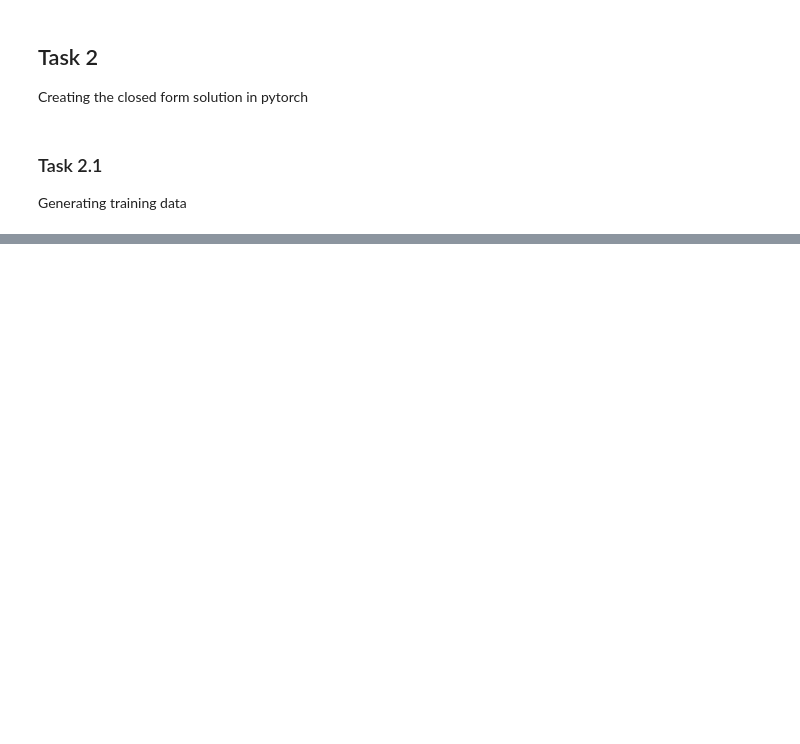
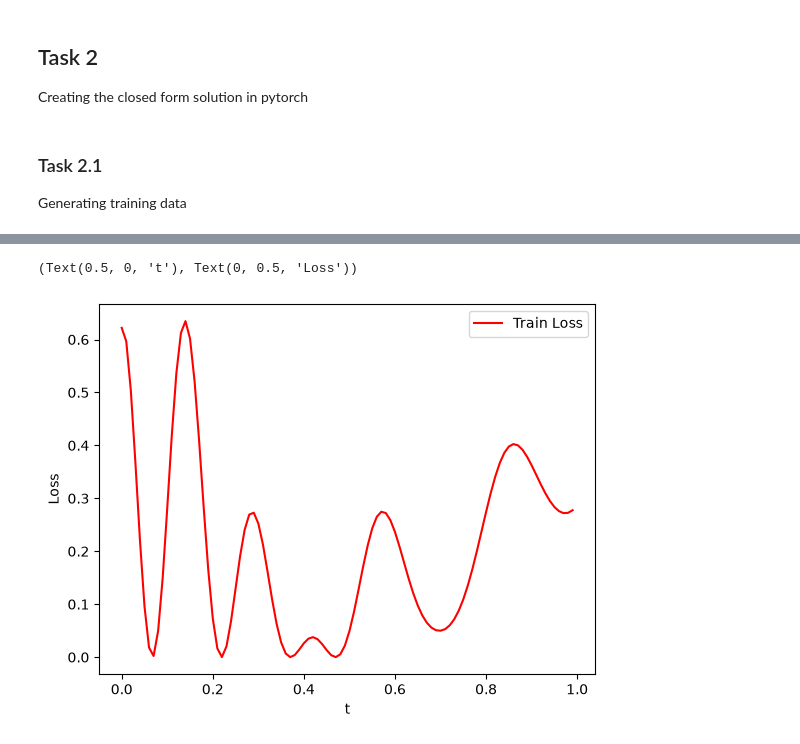
Before and after one commit to KasperKCarlsen/final-assignment-02456, a Jupyter notebook: assignment-torch.ipynb, the cells around one changed output, grey strips where cells are left out. Cells and saved outputs as stored; diff of their text form; code cells hidden in the pictures; blank space fills up the shorter version.

```diff
--- a/assignment-torch.ipynb
+++ b/assignment-torch.ipynb
@@ -128,0 +166,29 @@ Epoch 101 : Train Loss 0.007140
+# %%
+n_val = 100
+
+x_val = torch.arange(0, 1, 1/n_val)      # to get the data points in the interval [0, 1]
+target_val = torch.tensor([x(t) for t in x_val])    # to get the actual values of x(t)
+
+# print(x_val)
+# print(target_val)
+# %%
+x_val = x_val.reshape(len(x_val),1)
+target_val = target_val.reshape(len(target_val),1)
+
+val_loss = []
+for i in range(len(x_val)):
+    output = net(x_val[i])
+
+    # compute gradients given loss
+    target_batch = target_val[i]
+    batch_loss = criterion(output, target_batch)
+    val_loss.append(batch_loss)
+
+plot_loss = [loss.detach().numpy() for loss in val_loss]
+plt.figure()
+plt.plot(x_val, plot_loss, 'r')
+plt.legend(['Train Loss'])
+plt.xlabel('t'), plt.ylabel('Loss')
+# %% [output]
+(Text(0.5, 0, 't'), Text(0, 0.5, 'Loss'))
+[figure, added]
```
Also changed, not shown: parts of 8 cells of this notebook, 1 other file.
